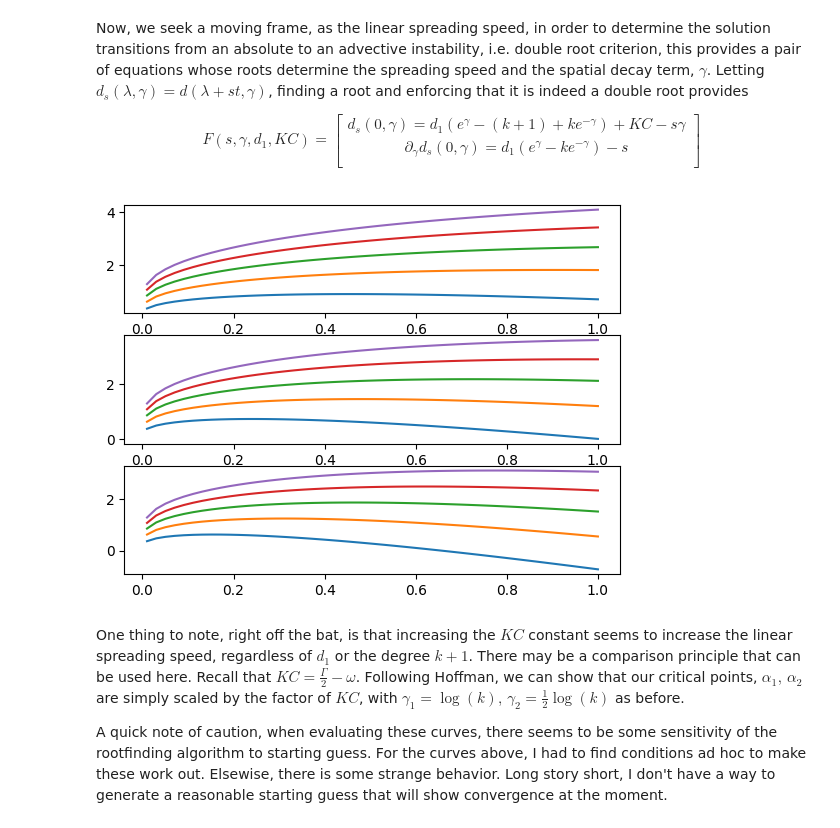
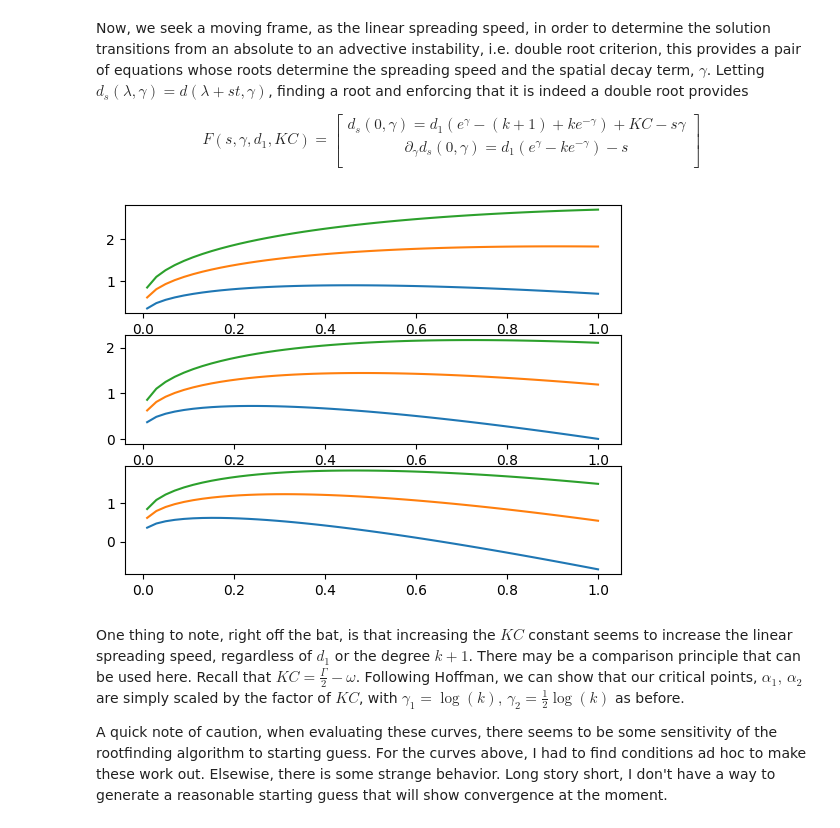
Before and after one commit to WilliamMagrogan/Dynamic-Network, a Jupyter notebook: RxnDiffnEqnOnTree.ipynb, the cells around one changed output. Drawn from its saved outputs; the diff is of its cells as text; code cells hidden in the pictures.

```diff
--- a/RxnDiffnEqnOnTree.ipynb
+++ b/RxnDiffnEqnOnTree.ipynb
@@ -54,32 +54,32 @@ $$
 # %%
 from scipy.optimize import root
 import numpy as np
 from matplotlib import pyplot as plt
 
 def get_speed_curve(k, KC):
     def speed_curve(alpha):
         def f(x):
             g, s = x[0], x[1]
             return np.array([alpha*(np.exp(g)-k-1+k*np.exp(-g))-s*g+KC, alpha*(np.exp(g)-k*np.exp(-g))-s])
         sol = root(f, np.array([1, 1]))
         return sol.x[1]
 
     return speed_curve
 
-KCs = [1, 2, 3, 4, 5]
+KCs = [1, 2, 3]
 ks = [3, 4, 5]
 ds = np.linspace(0.01, 1, 50)
 
 fig, axes = plt.subplots(3)
 for k in ks:
     for KC in KCs:
         speed_curve = get_speed_curve(k, KC)
         buff = np.zeros(len(ds))
         for ii in range(len(ds)):
             buff[ii] = speed_curve(ds[ii])
         axes[k-3].plot(ds, buff)
 # %% [output]
-[figure, old version]
+[figure, new version]
 # %% [markdown]
 One thing to note, right off the bat, is that increasing the $KC$ constant seems to increase the linear spreading speed, regardless of $d_1$ or the degree $k+1$. There may be a comparison principle that can be used here. Recall that $KC = \frac{\Gamma}{2} - \omega$. Following Hoffman, we can show that our critical points, $\alpha_1, \, \alpha_2$ are simply scaled by the factor of $KC$, with $\gamma_1 = \log(k), \, \gamma_2 = \frac{1}{2}\log(k)$ as before.
 
```
Also changed, not shown: parts of 1 cell of this notebook, 2 other files.
